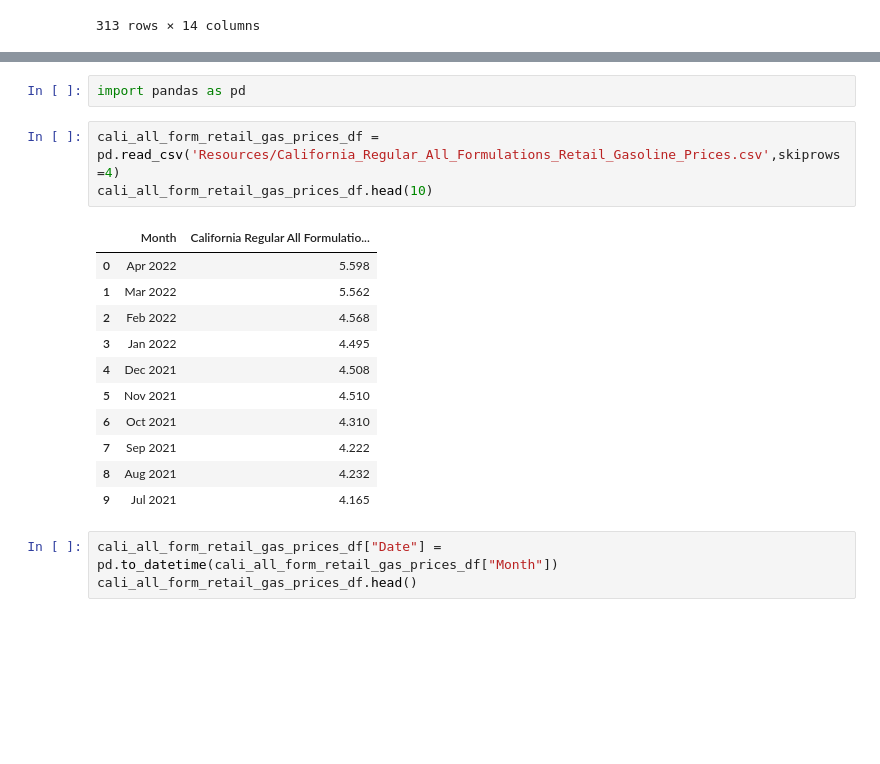
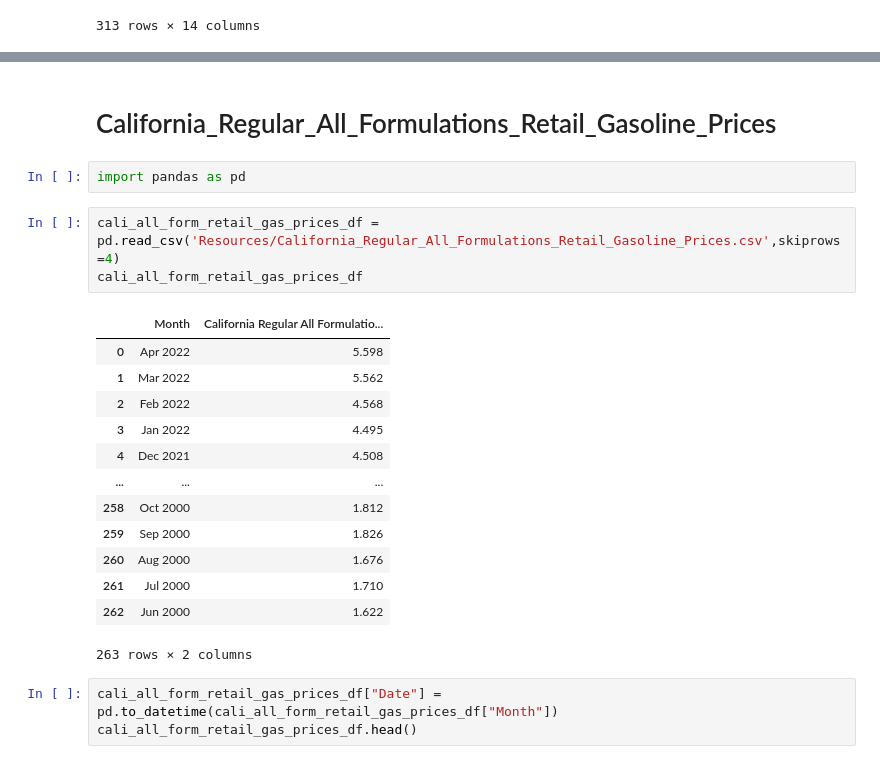
Before and after one commit to FIRE-Phoebe/Gas_Price_analysis, a Jupyter notebook: weekly_to_monthly_df.ipynb, the cells around one changed output, grey strips where cells are left out. Drawn from its saved outputs; the diff is of its cells as text; blank space fills up the shorter version.

```diff
--- a/weekly_to_monthly_df.ipynb
+++ b/weekly_to_monthly_df.ipynb
@@ -157,20 +156,24 @@ gas_price_by_type_by_month_df
+# %% [markdown]
+# California_Regular_All_Formulations_Retail_Gasoline_Prices
 # %%
 import pandas as pd
 # %%
 cali_all_form_retail_gas_prices_df = pd.read_csv('Resources/California_Regular_All_Formulations_Retail_Gasoline_Prices.csv',skiprows=4)
-cali_all_form_retail_gas_prices_df.head(10)
+cali_all_form_retail_gas_prices_df
 # %% [output]
 |  | Month | California Regular All Formulatio... |
 | 0 | Apr 2022 | 5.598 |
 | 1 | Mar 2022 | 5.562 |
 | 2 | Feb 2022 | 4.568 |
 | 3 | Jan 2022 | 4.495 |
 | 4 | Dec 2021 | 4.508 |
-| 5 | Nov 2021 | 4.510 |
-| 6 | Oct 2021 | 4.310 |
-| 7 | Sep 2021 | 4.222 |
-| 8 | Aug 2021 | 4.232 |
-| 9 | Jul 2021 | 4.165 |
+| ... | ... | ... |
+| 258 | Oct 2000 | 1.812 |
+| 259 | Sep 2000 | 1.826 |
+| 260 | Aug 2000 | 1.676 |
+| 261 | Jul 2000 | 1.710 |
+| 262 | Jun 2000 | 1.622 |
+263 rows × 2 columns
 # %%
 cali_all_form_retail_gas_prices_df["Date"] = pd.to_datetime(cali_all_form_retail_gas_prices_df["Month"])
 cali_all_form_retail_gas_prices_df.head()
```
Also changed, not shown: parts of 39 cells of this notebook, 2 other files.
